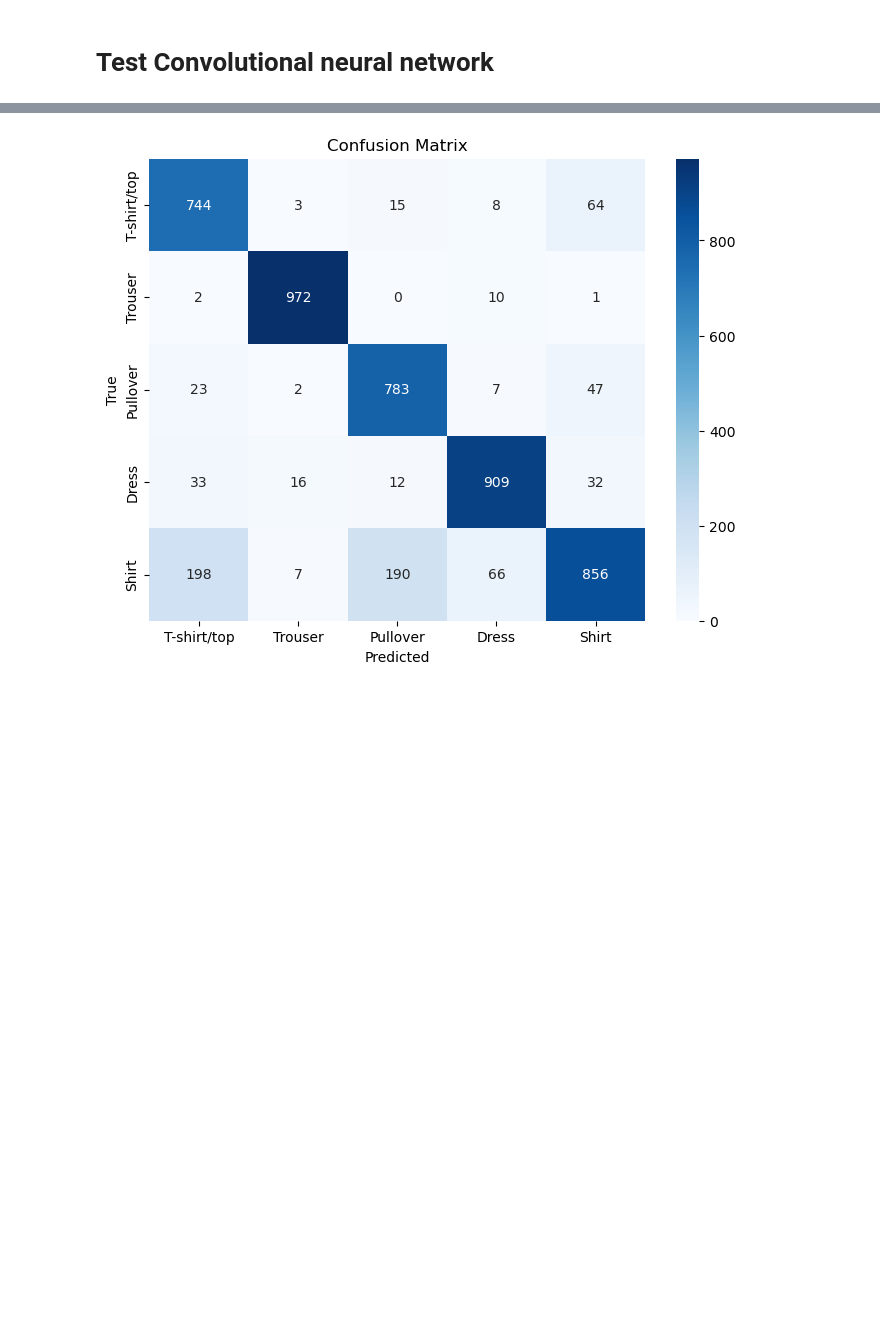
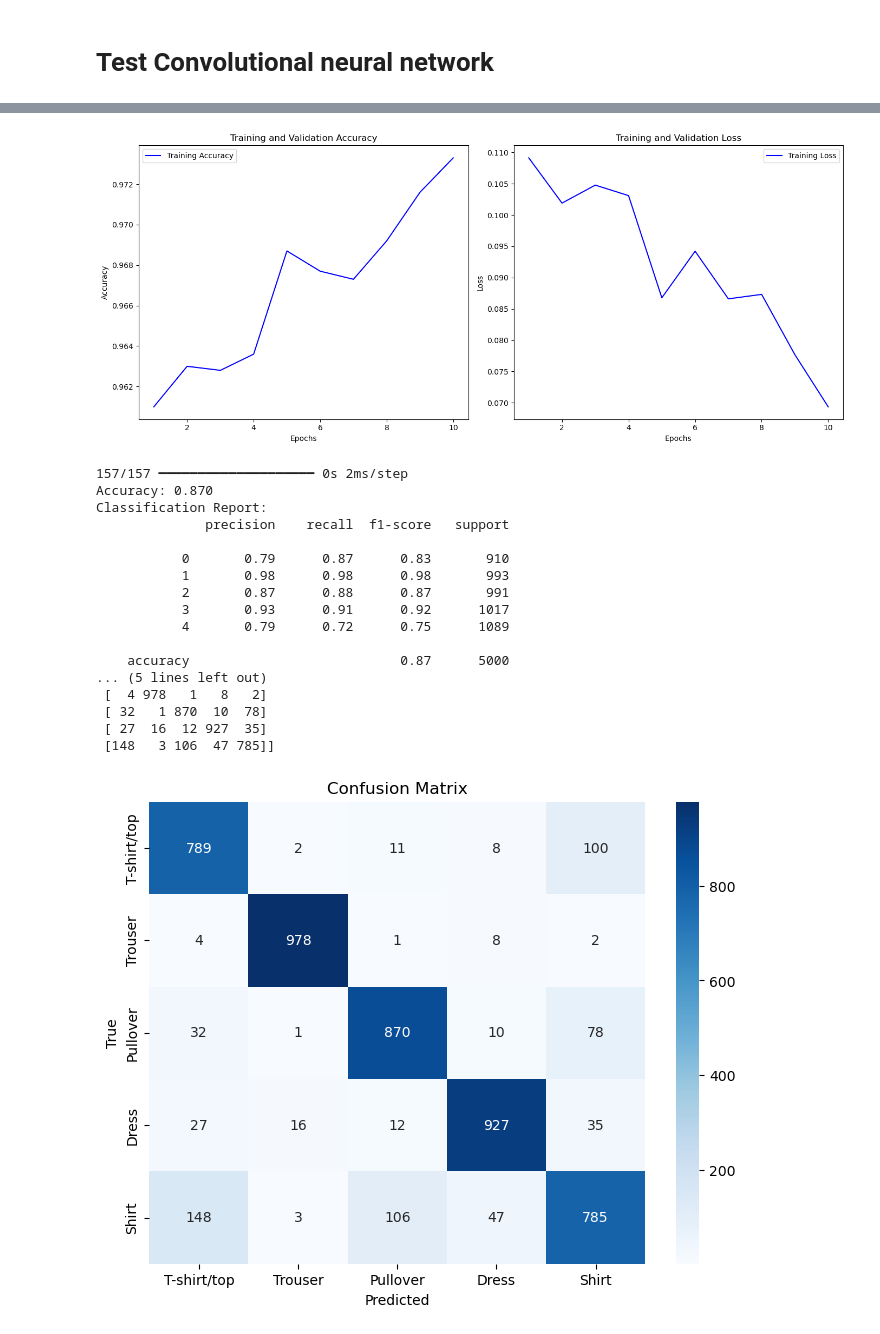
Before and after one commit to kfkfkflmej/ML2024Midi, a Jupyter notebook: Project Notebook.ipynb, the cells around one changed output, grey strips where cells are left out. Cells and saved outputs as stored; diff of their text form; code cells hidden in the pictures; blank space fills up the shorter version.

```diff
--- a/Project Notebook.ipynb
+++ b/Project Notebook.ipynb
@@ -1178,0 +1443,31 @@ Average Accuracy across 5 folds: 0.8779
+# %%
+
+# Partial function for default Conv2D
+DefaultConv2D = partial(tf.keras.layers.Conv2D,
+                        kernel_size=3,
+                        padding="same",
+                        activation="leaky_relu",
+                        kernel_initializer="he_normal")
+
+# Function to create CNN model
+def create_cnn_from_book(input_shape, num_classes):
+    model_book = tf.keras.Sequential([
+        DefaultConv2D(filters=64, kernel_size=7, input_shape=input_shape),
+        tf.keras.layers.MaxPool2D(),
+        DefaultConv2D(filters=128),
+        DefaultConv2D(filters=128),
+        tf.keras.layers.MaxPool2D(),
+        DefaultConv2D(filters=256),
+        DefaultConv2D(filters=256),
+        tf.keras.layers.MaxPool2D(),
+        tf.keras.layers.Flatten(),
+        tf.keras.layers.Dense(units=128, activation="leaky_relu", kernel_initializer="he_normal"),
+        tf.keras.layers.Dropout(0.5),
+        tf.keras.layers.Dense(units=64, activation="leaky_relu", kernel_initializer="he_normal"),
+        tf.keras.layers.Dropout(0.5),
+        tf.keras.layers.Dense(units=num_classes, activation="softmax")
+    ])
+    model_book.compile(optimizer=Adam(learning_rate=0.001),
+                  loss='sparse_categorical_crossentropy',
+                  metrics=['accuracy'])
+    return model_book
@@ -1286,7 +1824,9 @@ Confusion Matrix:
 ## Test the Feed-forward neural networks models
 ### Tensorflow implementation
 # %%
-build_in_fnn.fit(train_data_X, train_data_y, epochs=10, batch_size=32, verbose=1)
+
+history1=build_in_fnn.fit(train_data_X, train_data_y, epochs=50, batch_size=32)
+plot_training_history(history1)
 predicted_y=np.argmax(build_in_fnn.predict(test_data_X), axis=1)
 
 accuracy = accuracy_score(predicted_y, test_data_y)
@@ -1378,11 +1937,12 @@ Confusion Matrix:
 # %% [markdown]
 # Test Convolutional neural network
 # %%
-build_in_cnn.fit(train_data_X.reshape(-1, 28, 28,1), train_data_y, epochs=100, batch_size=32, verbose=1)
+history3=build_in_cnn.fit(train_data_X.reshape(-1, 28, 28,1), train_data_y, epochs=10, batch_size=32, verbose=1)
+plot_training_history(history3)
 predicted_y=np.argmax(build_in_cnn.predict(test_data_X.reshape(-1, 28, 28,1)), axis=1)
 
 accuracy = accuracy_score(predicted_y, test_data_y)
-print(f"Accuracy: {accuracy:.2f}")
+print(f"Accuracy: {accuracy:.3f}")
 
 # Classification report
 print("Classification Report:")
@@ -1421 +1984,19 @@ Classification Report:
-[figure, old version]
+[figure, new version]
+157/157 ━━━━━━━━━━━━━━━━━━━━ 0s 2ms/step
+Accuracy: 0.870
+Classification Report:
+              precision    recall  f1-score   support
+
+           0       0.79      0.87      0.83       910
+           1       0.98      0.98      0.98       993
+           2       0.87      0.88      0.87       991
+           3       0.93      0.91      0.92      1017
+           4       0.79      0.72      0.75      1089
+
+    accuracy                           0.87      5000
+... (5 lines left out)
+ [  4 978   1   8   2]
+ [ 32   1 870  10  78]
+ [ 27  16  12 927  35]
+ [148   3 106  47 785]]
+[figure, added]
```
Also changed, not shown: parts of 28 cells of this notebook, 1 other file.
